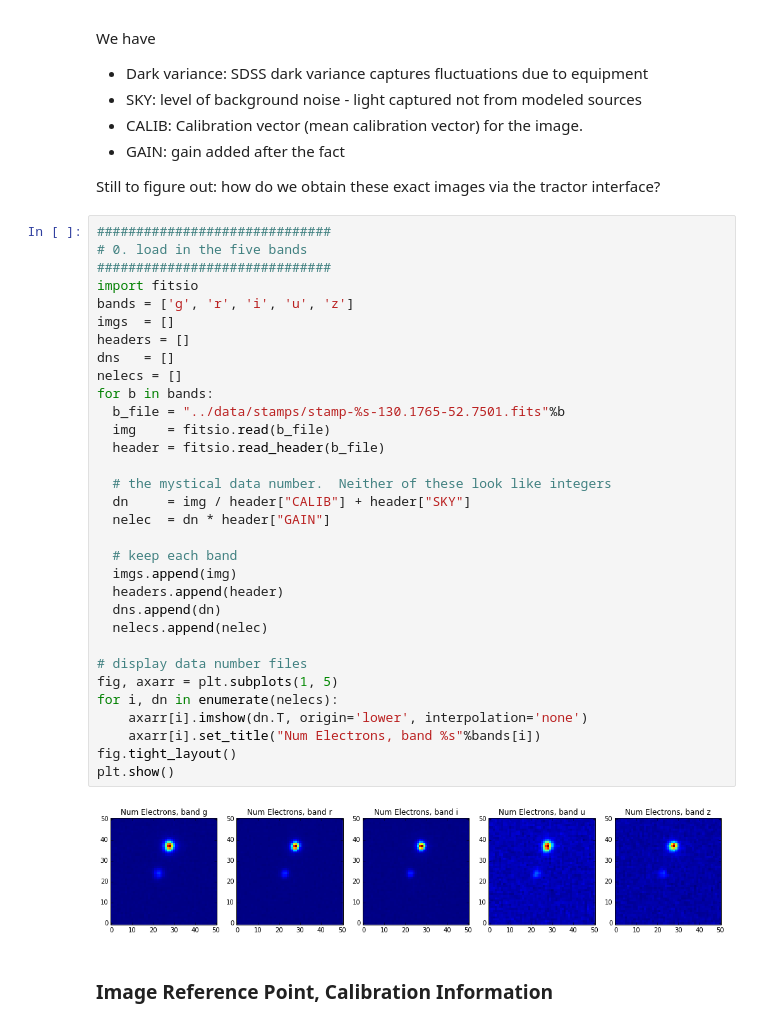
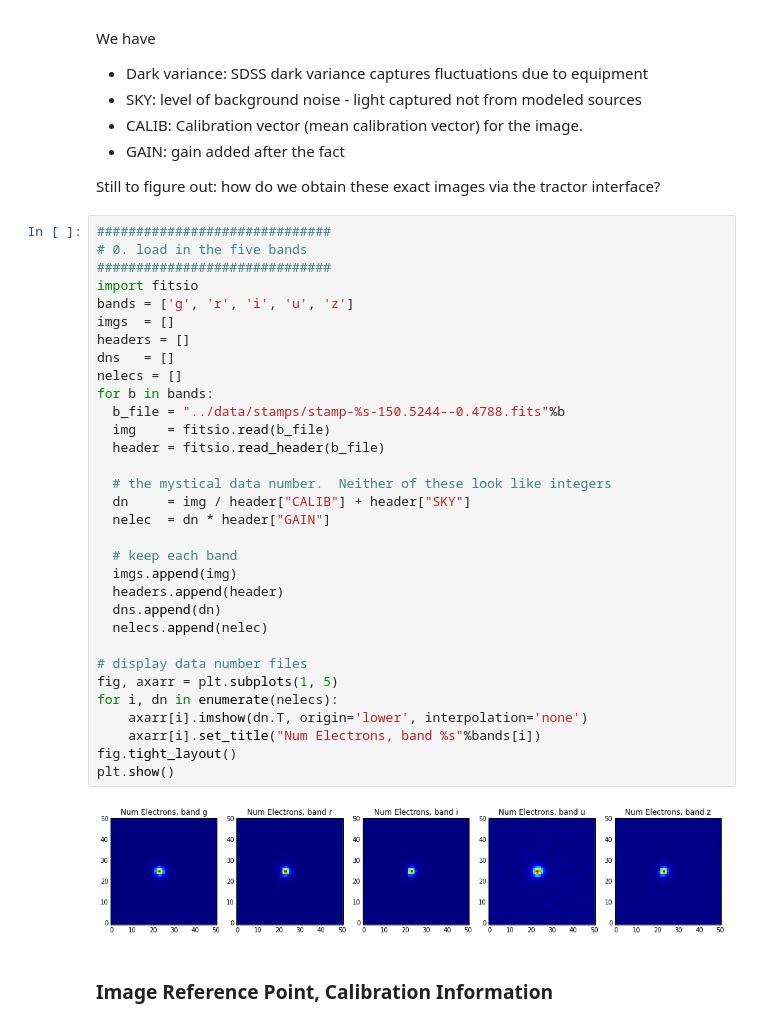
Before and after one commit to HIPS/DESI-MCMC, a Jupyter notebook: notebooks/FITS_File_Details.ipynb, the cells around one changed output. Drawn from its saved outputs; the diff is of its cells as text.

```diff
--- a/notebooks/FITS_File_Details.ipynb
+++ b/notebooks/FITS_File_Details.ipynb
@@ -32,35 +32,35 @@ Still to figure out: how do we obtain these exact images via the tractor interfa
 # 0. load in the five bands
 ##############################
 import fitsio
 bands = ['g', 'r', 'i', 'u', 'z']
 imgs  = []
 headers = []
 dns   = []
 nelecs = []
 for b in bands:
-  b_file = "../data/stamps/stamp-%s-130.1765-52.7501.fits"%b
+  b_file = "../data/stamps/stamp-%s-150.5244--0.4788.fits"%b
   img    = fitsio.read(b_file)
   header = fitsio.read_header(b_file)
 
   # the mystical data number.  Neither of these look like integers
   dn     = img / header["CALIB"] + header["SKY"]
   nelec  = dn * header["GAIN"]
 
   # keep each band
   imgs.append(img)
   headers.append(header)
   dns.append(dn)
   nelecs.append(nelec)
 
 # display data number files
 fig, axarr = plt.subplots(1, 5)
 for i, dn in enumerate(nelecs):
     axarr[i].imshow(dn.T, origin='lower', interpolation='none')
     axarr[i].set_title("Num Electrons, band %s"%bands[i])
 fig.tight_layout()
 plt.show()
 # %% [output]
-[figure, old version]
+[figure, new version]
 # %% [markdown]
 ### Image Reference Point, Calibration Information
 # %% [markdown]
```
Also changed, not shown: parts of 11 cells of this notebook, 1 other file.
